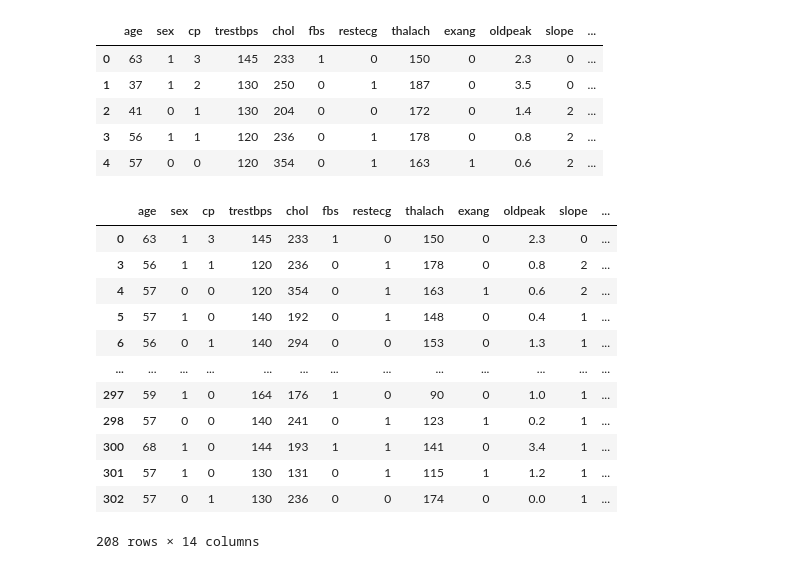
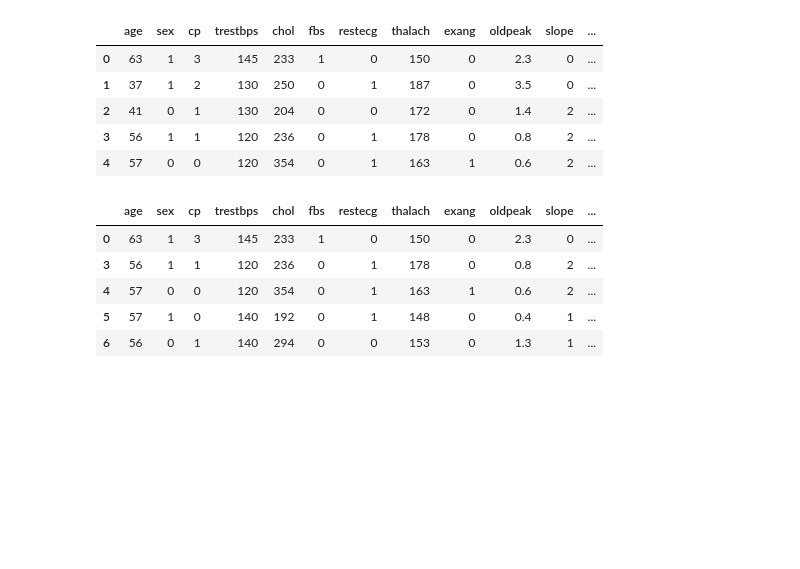
Before and after one commit to kaushikvishwakarma/AI-ML, a Jupyter notebook: Introduction to Matplotlib.ipynb, the cells around one changed output. Saved outputs shown, nothing was run; the diff lists cells and outputs as text; code cells hidden in the pictures; blank space fills up the shorter version.

```diff
--- a/Introduction to Matplotlib.ipynb
+++ b/Introduction to Matplotlib.ipynb
@@ -272,18 +272,11 @@ heart_disease.head()
 | 4 | 57 | 0 | 0 | 120 | 354 | 0 | 1 | 163 | 1 | 0.6 | 2 | ... |
 # %%
 over_50=heart_disease[heart_disease["age"]>50]
-over_50
+over_50.head()
 # %% [output]
 |  | age | sex | cp | trestbps | chol | fbs | restecg | thalach | exang | oldpeak | slope | ... |
 | 0 | 63 | 1 | 3 | 145 | 233 | 1 | 0 | 150 | 0 | 2.3 | 0 | ... |
 | 3 | 56 | 1 | 1 | 120 | 236 | 0 | 1 | 178 | 0 | 0.8 | 2 | ... |
 | 4 | 57 | 0 | 0 | 120 | 354 | 0 | 1 | 163 | 1 | 0.6 | 2 | ... |
 | 5 | 57 | 1 | 0 | 140 | 192 | 0 | 1 | 148 | 0 | 0.4 | 1 | ... |
 | 6 | 56 | 0 | 1 | 140 | 294 | 0 | 0 | 153 | 0 | 1.3 | 1 | ... |
-| ... | ... | ... | ... | ... | ... | ... | ... | ... | ... | ... | ... | ... |
-| 297 | 59 | 1 | 0 | 164 | 176 | 1 | 0 | 90 | 0 | 1.0 | 1 | ... |
-| 298 | 57 | 0 | 0 | 140 | 241 | 0 | 1 | 123 | 1 | 0.2 | 1 | ... |
-| 300 | 68 | 1 | 0 | 144 | 193 | 1 | 1 | 141 | 0 | 3.4 | 1 | ... |
-| 301 | 57 | 1 | 0 | 130 | 131 | 0 | 1 | 115 | 1 | 1.2 | 1 | ... |
-| 302 | 57 | 0 | 1 | 130 | 236 | 0 | 0 | 174 | 0 | 0.0 | 1 | ... |
-208 rows × 14 columns
```
Also changed, not shown: parts of 7 cells of this notebook.
